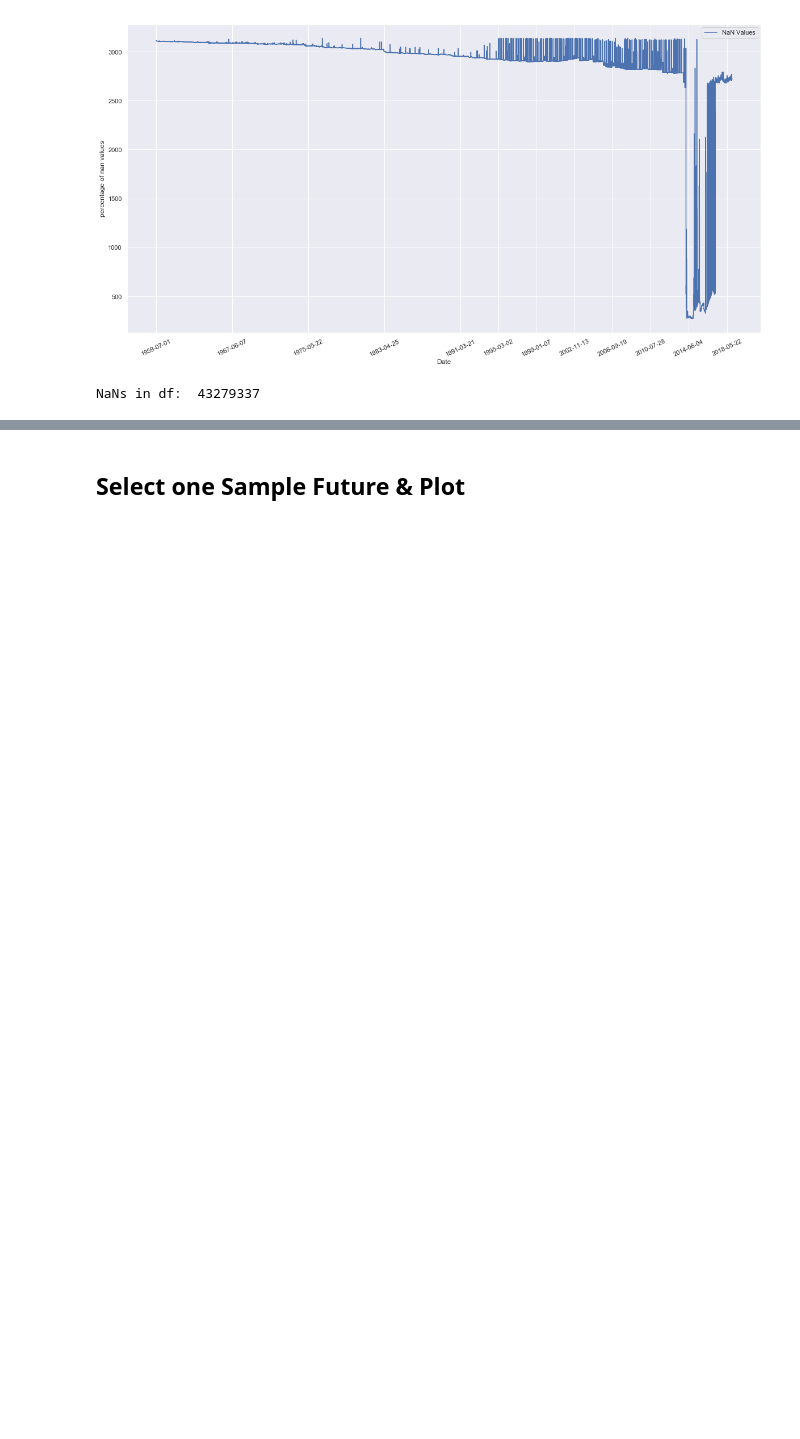
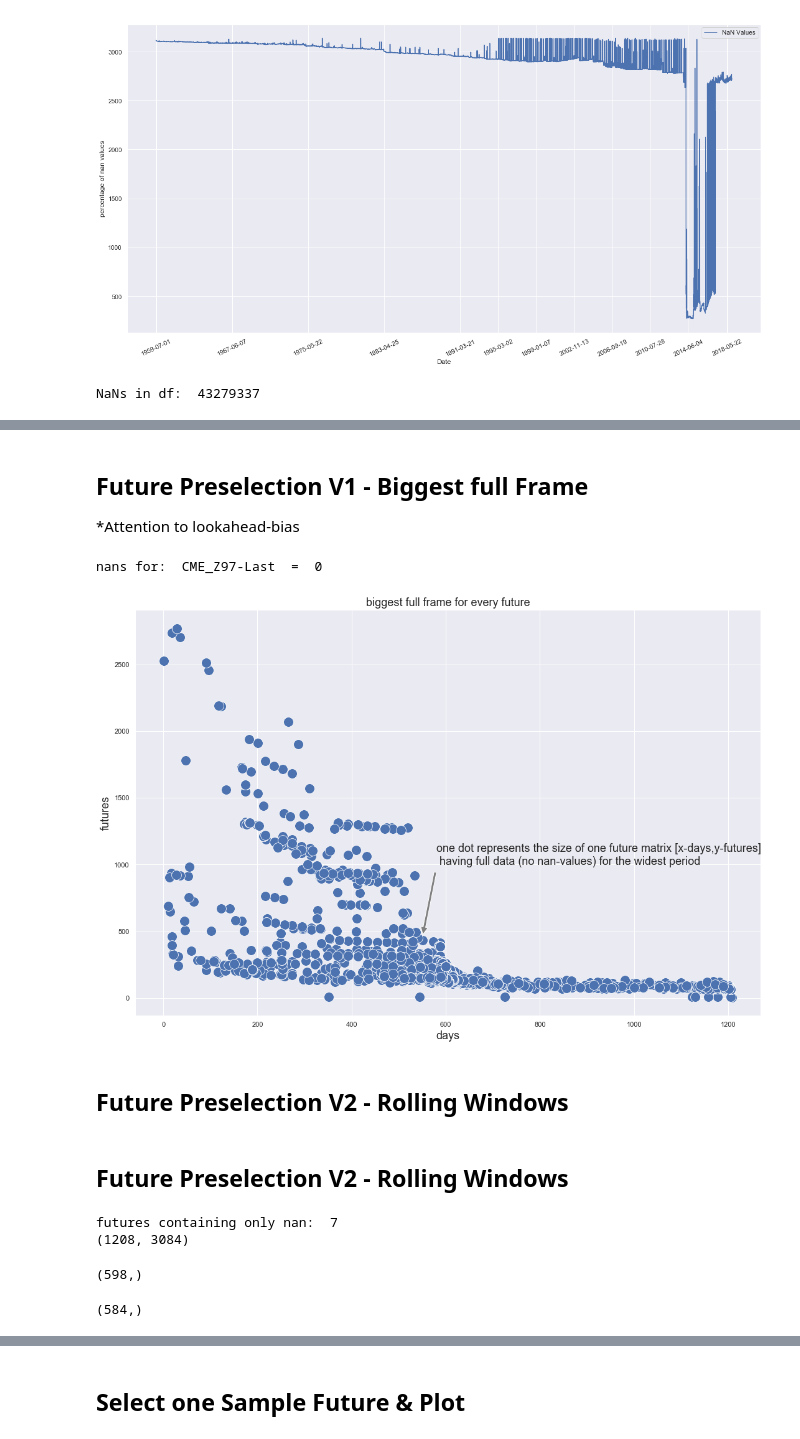
Before and after one commit to weberjoe/cme_futures_analysis, a Jupyter notebook: commodities_fetch.ipynb, the cells around one changed output, grey strips where cells are left out. Saved outputs shown, nothing was run; the diff lists cells and outputs as text; code cells hidden in the pictures; blank space fills up the shorter version.

Commit message:
cleaning

```diff
--- a/commodities_fetch.ipynb
+++ b/commodities_fetch.ipynb
@@ -2,6 +2,13 @@
 import numpy as np
 import pandas as pd
 
-import seaborn as sns; sns.set()
 import matplotlib.pyplot as plt
+import seaborn as sns;
+sns.set()
+
+import lib.fetch as fetch
+import lib.preprocess as preprocess
+import lib.analysis as analysis
+
+path="./data/"
 # %% [markdown]
@@ -255,0 +101,4 @@ ax = sns.scatterplot(x="days", y="futures", s=250, data=df)
+# %%
+df_filtered_futures = pd.read_csv("./data_clean/CME_futures_all_clean.csv")
+df_filtered_futures.set_index('Date', inplace=True)
+df_filtered_futures.head()
@@ -255,0 +114,18 @@ ax = sns.scatterplot(x="days", y="futures", s=250, data=df)
+# %% [markdown]
+## Future Preselection V1 - Biggest full Frame
+*Attention to lookahead-bias
+# %%
+# example: find biggest frame for asset with most days and futures with full data
+sample_asset="CME_Z97-Last"
+df_new = analysis.find_biggest_full_frame(sample_asset,df_filtered_futures)
+print("nans for: ",sample_asset, " = ", preprocess.get_Total_NaN_of_df(df_new))
+# %% [output]
+nans for:  CME_Z97-Last  =  0
+# %%
+df_biggest_frames=analysis.biggest_frames(df_filtered_futures)
+# %%
+analysis.scatter_plot_biggest_frames(df_biggest_frames)
+# %% [output]
+[figure, added]
+# %% [markdown]
+## Future Preselection V2 - Rolling Windows
@@ -255,0 +134,28 @@ ax = sns.scatterplot(x="days", y="futures", s=250, data=df)
+# %% [markdown]
+## Future Preselection V2 - Rolling Windows
+# %%
+# make rolling windows of size r to preselect futures that have
+r = 20
+df_rolling = df_ftr.rolling(r, center=True, min_periods=int(r/2)).mean() # min_periods=1
+
+# only nan cols
+nullcolumns = df_rolling.isnull().all()
+print("futures containing only nan: ", nullcolumns.sum())
+
+df_rolling = df_rolling.dropna(axis=1, how='all')
+print(df_rolling.shape)
+# %% [output]
+futures containing only nan:  7
+(1208, 3084)
+# %%
+# del
+old = df_ftr[df_ftr['CME_0D1-Last'].notnull()]
+old['CME_0D1-Last'].shape
+# %% [output]
+(598,)
+# %%
+# del
+new = df_rolling[df_rolling['CME_0D1-Last'].notnull()]
+new['CME_0D1-Last'].shape
+# %% [output]
+(584,)
```
Also changed, not shown: parts of 37 cells of this notebook, 13 other files.
